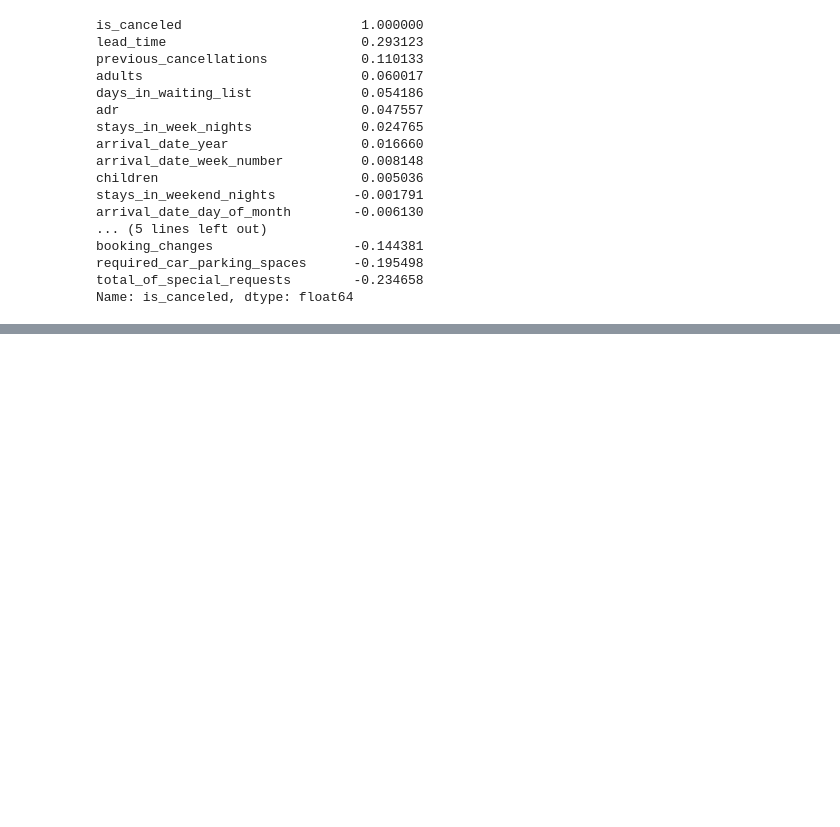
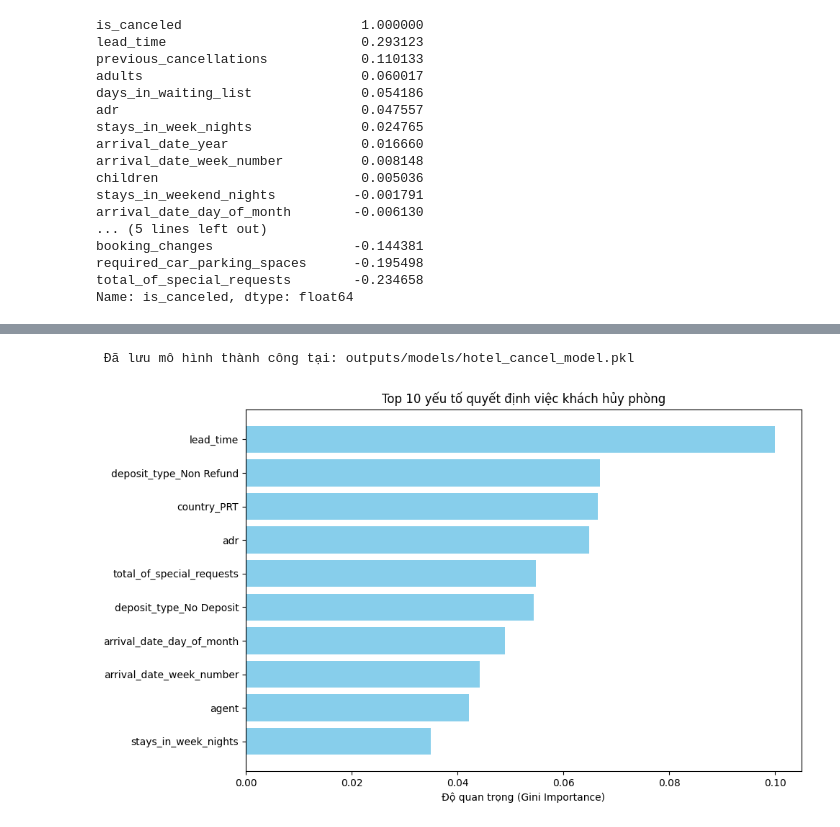
Before and after one commit to dinhmanhda/HOTEL_BOOKING_DATA_MINING, a Jupyter notebook: notebooks/01_eda.ipynb, the cells around one changed output, grey strips where cells are left out. Saved outputs shown, nothing was run; the diff lists cells and outputs as text; code cells hidden in the pictures; blank space fills up the shorter version.

Commit message:
fix: feature importance plot names

```diff
--- a/notebooks/01_eda.ipynb
+++ b/notebooks/01_eda.ipynb
@@ -83,0 +103,6 @@ Top 5 luật kết hợp dẫn đến khách hủy phòng:
+# %%
+from src.models.trainer import train_hotel_model
+
+# Huấn luyện mô hình từ dữ liệu đã được làm sạch
+print("--- ĐANG CHẠY MÔ HÌNH DỰ ĐOÁN HỦY PHÒNG ---")
+model = train_hotel_model(df_cleaned)
@@ -83,0 +122,37 @@ Top 5 luật kết hợp dẫn đến khách hủy phòng:
+# %%
+import joblib
+import os
+
+# Tạo thư mục lưu trữ nếu chưa có
+os.makedirs('../outputs/models', exist_ok=True)
+
+# Lưu mô hình vào file .pkl
+joblib.dump(model, '../outputs/models/hotel_cancel_model.pkl')
+
+print(" Đã lưu mô hình thành công tại: outputs/models/hotel_cancel_model.pkl")
+# %% [output]
+ Đã lưu mô hình thành công tại: outputs/models/hotel_cancel_model.pkl
+# %%
+import matplotlib.pyplot as plt
+import numpy as np
+
+# 1. Lấy độ quan trọng từ model đã train
+importances = model.feature_importances_
+
+# 2. Tự tạo lại danh sách tên cột giống như lúc train
+# (Loại bỏ 'is_canceled' vì đó là cột mục tiêu)
+feature_names = pd.get_dummies(df_cleaned.drop(columns=['is_canceled'])).columns
+
+# 3. Sắp xếp và chọn Top 10
+indices = np.argsort(importances)[-10:]
+
+# 4. Vẽ biểu đồ
+plt.figure(figsize=(10,6))
+plt.title('Top 10 yếu tố quyết định việc khách hủy phòng')
+plt.barh(range(len(indices)), importances[indices], color='skyblue', align='center')
+plt.yticks(range(len(indices)), [feature_names[i] for i in indices])
+plt.xlabel('Độ quan trọng (Gini Importance)')
+plt.tight_layout()
+plt.show()
+# %% [output]
+[figure, added]
```
Also changed, not shown: parts of 3 cells of this notebook, 1 other file.
